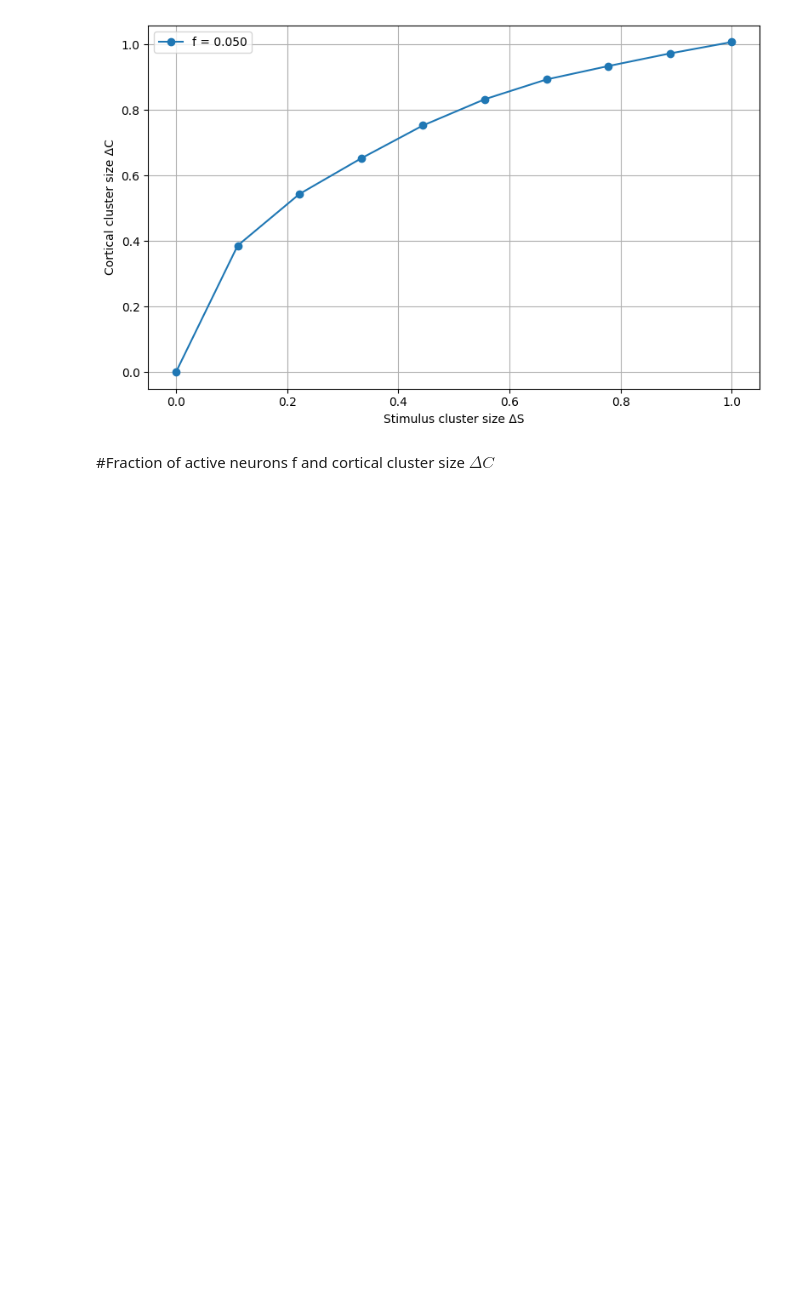
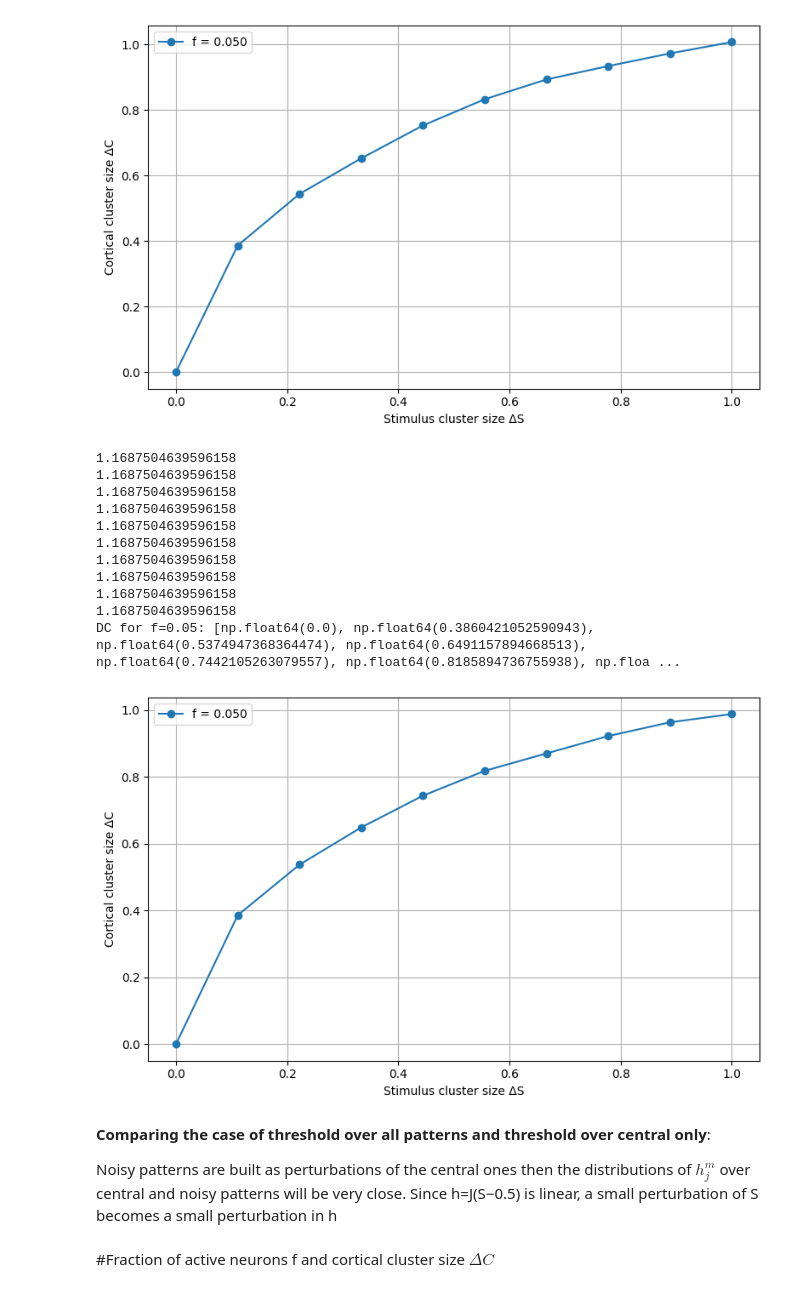
Before and after one commit to LetiziaC14/Neuroscience_Network_Models, a Jupyter notebook: FF_classification.ipynb, the cells around one changed output. Cells and saved outputs as stored; diff of their text form; code cells hidden in the pictures; blank space fills up the shorter version.

```diff
--- a/FF_classification.ipynb
+++ b/FF_classification.ipynb
@@ -272,6 +46,7 @@ Control the fraction of cortical neurons that are active (sparse coding) by sett
 - **`J`**: Synaptic weight matrix, shape `(N_c, N_s)`
 - **`f`**: Desired cortical sparsity (fraction of active neurons)
 # %%
+# Function to compute global threshold from all patterns, both central and noisy
 def compute_global_threshold(central_patterns, noisy_patterns, J, f):
     """
     Computes global threshold T from all h_mj values for central and noisy patterns.
@@ -285,11 +60,11 @@ def compute_global_threshold(central_patterns, noisy_patterns, J, f):
     Returns:
         T such that only top f fraction of all h_mj are above it
     """
-    N_c = J.shape[0]
     h_all = []
 
     # Central patterns net input
     for center in central_patterns:
+        # here, center is NOT shape (1, 2) it is a 1D array of shape (2,)
         h_center = J @ (center - 0.5) #shape: N_c
         h_all.append(h_center) #list of vectors
 
@@ -326,2 +80,12 @@ def project_and_threshold(patterns, J_eff, T):
+# %%
+#Threshold computation considering only central patterns
+def compute_global_threshold_central_only(central_patterns, J, f):
+    h_all = []
+    for center in central_patterns:      # shape (P, N_s)
+        h_center = J @ (center - 0.5)    # shape (N_c,)
+        h_all.append(h_center)
+    h_all = np.concatenate(h_all)        # length P*N_c
+    T = np.percentile(h_all, 100 * (1 - f))
+    return T
 # %% [markdown]
 # Cortical patterns
@@ -522,6 +232,69 @@ plt.tight_layout()
 1.1618338393300578
 DC for f=0.05: [np.float64(0.0), np.float64(0.38663157894329864), np.float64(0.5439789473626949), np.float64(0.6528210526247071), np.float64(0.7531789473604928), np.float64(0.8332210526228081), np.flo ...
 [figure]
+# %%
+import numpy as np
+import matplotlib.pyplot as plt
+from data_generation1 import generate_central_patterns
+from generate_var import generate_variations
+from delta_s import compute_delta_s
+from delta_c import compute_delta_c
+np.random.seed(42)
+
+# Parameters
+P = 1         # Number of clusters
+V = 50        # Variations per pattern
+N_s = 1000     # Input neurons
+N_r = 10000     # Cortical neurons
+f_values = np.array([0.001, 0.01, 0.05])  # Different sparsity levels
+DS_values = np.linspace(0, 1 , 10)    # Different flip probabilities (DS ~ flip_prob)
+flip_prob=DS_values/2
+
+# Generate central patterns (same across DS)
+y = np.random.choice([-1, 1], size=P)
+central_patterns = generate_central_patterns(P, N_s)
+J = np.random.normal(0, np.sqrt(2 / N_s), size=(N_r, N_s))
+DC=[]
+
+plt.figure(figsize=(8, 5))
+DC = []
+f=0.05
+for flip in flip_prob:
+    noisy_patterns,_,_ = generate_variations(central_patterns, y, V, flip)
+    T = compute_global_threshold_central_only(central_patterns, J, f)
+    print(T)
+    central_corticals, _ = compute_cortical_patterns(central_patterns, J, T)
+    noisy_corticals, _= compute_cortical_patterns(noisy_patterns, J, T)
+    diff=[np.sum(np.abs(sample - central_corticals)) for sample in noisy_corticals]
+    delta_c = compute_delta_c(central_corticals, noisy_corticals, f)
+    DC.append(delta_c)
+print(f"DC for f={f}: {DC}")
+plt.plot(DS_values, DC ,marker='o',label=f"f = {f:.3f}")
+
+# Plotting
+plt.xlabel("Stimulus cluster size ΔS")
+plt.ylabel("Cortical cluster size ΔC")
+plt.grid(True)
+plt.legend()
+plt.tight_layout()
+# %% [output]
+1.1687504639596158
+1.1687504639596158
+1.1687504639596158
+1.1687504639596158
+1.1687504639596158
+1.1687504639596158
+1.1687504639596158
+1.1687504639596158
+1.1687504639596158
+1.1687504639596158
+DC for f=0.05: [np.float64(0.0), np.float64(0.3860421052590943), np.float64(0.5374947368364474), np.float64(0.6491157894668513), np.float64(0.7442105263079557), np.float64(0.8185894736755938), np.floa ...
+[figure, added]
+# %% [markdown]
+**Comparing the case of threshold over all patterns and threshold over central only**:
+
+Noisy patterns are built as perturbations of the central ones then the distributions of $h_j^m$ over central and noisy patterns will be very close.
+Since h=J(S−0.5) is linear, a small perturbation of S becomes a small perturbation in h
 # %% [markdown]
 #Fraction of active neurons f and cortical cluster size $\Delta C$
 # %%
```
Also changed, not shown: parts of 66 cells of this notebook, 4 other files.
